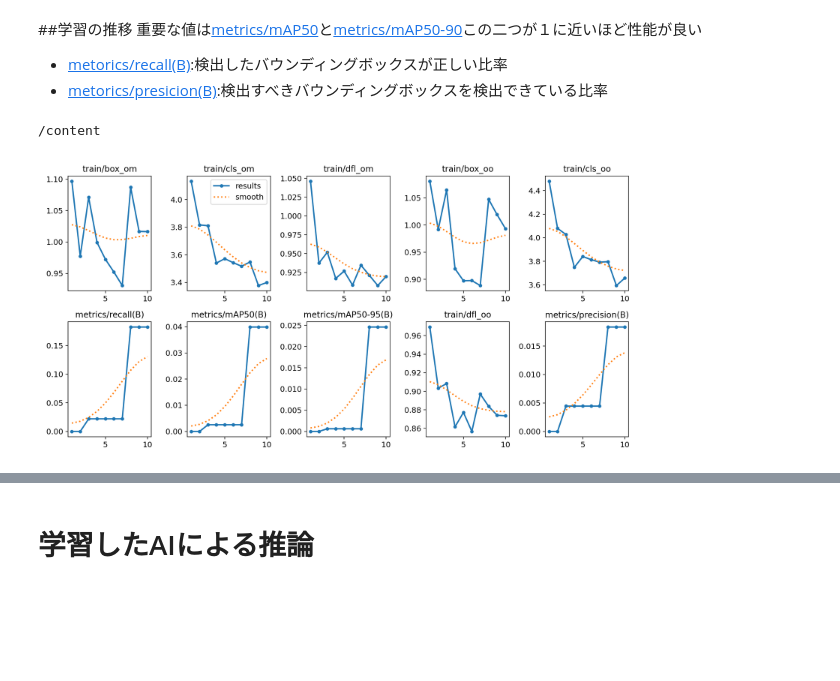
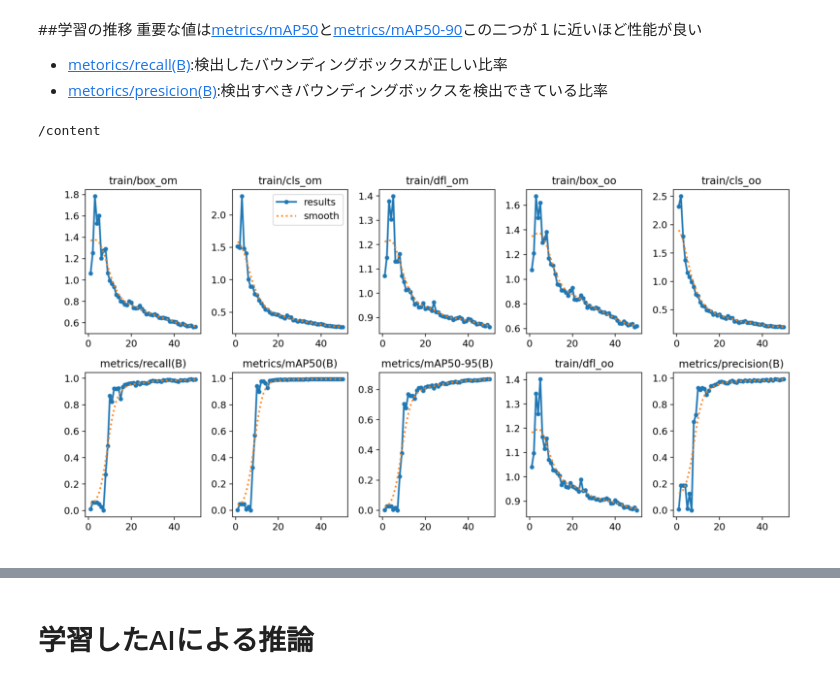
Before and after one commit to 1900690/yolov10, a Jupyter notebook: train-yolov10.ipynb, the cells around one changed output, grey strips where cells are left out. Drawn from its saved outputs; the diff is of its cells as text; code cells hidden in the pictures; blank space fills up the shorter version.

```diff
--- a/train-yolov10.ipynb
+++ b/train-yolov10.ipynb
@@ -246,10 +246,20 @@ Results saved to runs/detect/train2
 #@markdown ※数字がない場合は１を記入してください
 trainの後につく数字 = 2 # @param {type:"number"}
 %cd {HOME}
-from IPython.display import Image
+from matplotlib import pyplot as plt
+import cv2
+
 if trainの後につく数字==1:
-  Image(filename=f'{HOME}/runs/detect/train/confusion_matrix.png', width=700)
+    im = cv2.imread(str(HOME)+'/runs/detect/train/confusion_matrix.png')
+    plt.figure(figsize=(10,10))
+    plt.axis('off')
+    im_rgb = cv2.cvtColor(im, cv2.COLOR_BGR2RGB)
+    plt.imshow(im_rgb)
 else:
-  Image(filename=f'{HOME}/runs/detect/train'+str(trainの後につく数字)+'/confusion_matrix.png', width=700)
+    im = cv2.imread(str(HOME)+'/runs/detect/train'+str(trainの後につく数字)+'/confusion_matrix.png')
+    plt.figure(figsize=(10,10))
+    plt.axis('off')
+    im_rgb = cv2.cvtColor(im, cv2.COLOR_BGR2RGB)
+    plt.imshow(im_rgb)
 # %% [output]
 /content
@@ -262,19 +273,29 @@ else:
 # %%
 #@title 学習の推移を表示
 
 #@markdown 学習終了時に表示されるruns/detect/trainの後につく数を設定する。
 #@markdown ※数字がない場合は１を記入してください
 
-trainの後につく数字 = 1 # @param {type:"number"}
+trainの後につく数字 = 2 # @param {type:"number"}
 %cd {HOME}
-from IPython.display import Image
+from matplotlib import pyplot as plt
+import cv2
+
 if trainの後につく数字==1:
-  Image(filename=f'{HOME}/runs/detect/train/results.png', width=700)
+    im = cv2.imread(str(HOME)+'/runs/detect/train/results.png')
+    plt.figure(figsize=(10,10))
+    plt.axis('off')
+    im_rgb = cv2.cvtColor(im, cv2.COLOR_BGR2RGB)
+    plt.imshow(im_rgb)
 else:
-  Image(filename=f'{HOME}/runs/detect/train'+str(trainの後につく数字)+'/results.png', width=700)
+    im = cv2.imread(str(HOME)+'/runs/detect/train'+str(trainの後につく数字)+'/results.png')
+    plt.figure(figsize=(10,10))
+    plt.axis('off')
+    im_rgb = cv2.cvtColor(im, cv2.COLOR_BGR2RGB)
+    plt.imshow(im_rgb)
 # %% [output]
 /content
-[figure, old version]
+[figure, new version]
 # %%
 #@title **注意**：学習が終了したら、重みをdriveのフォルダに移しておくこと、タブを消去すると計算結果がすべて消える
 
```
Also changed, not shown: parts of 7 cells of this notebook.
